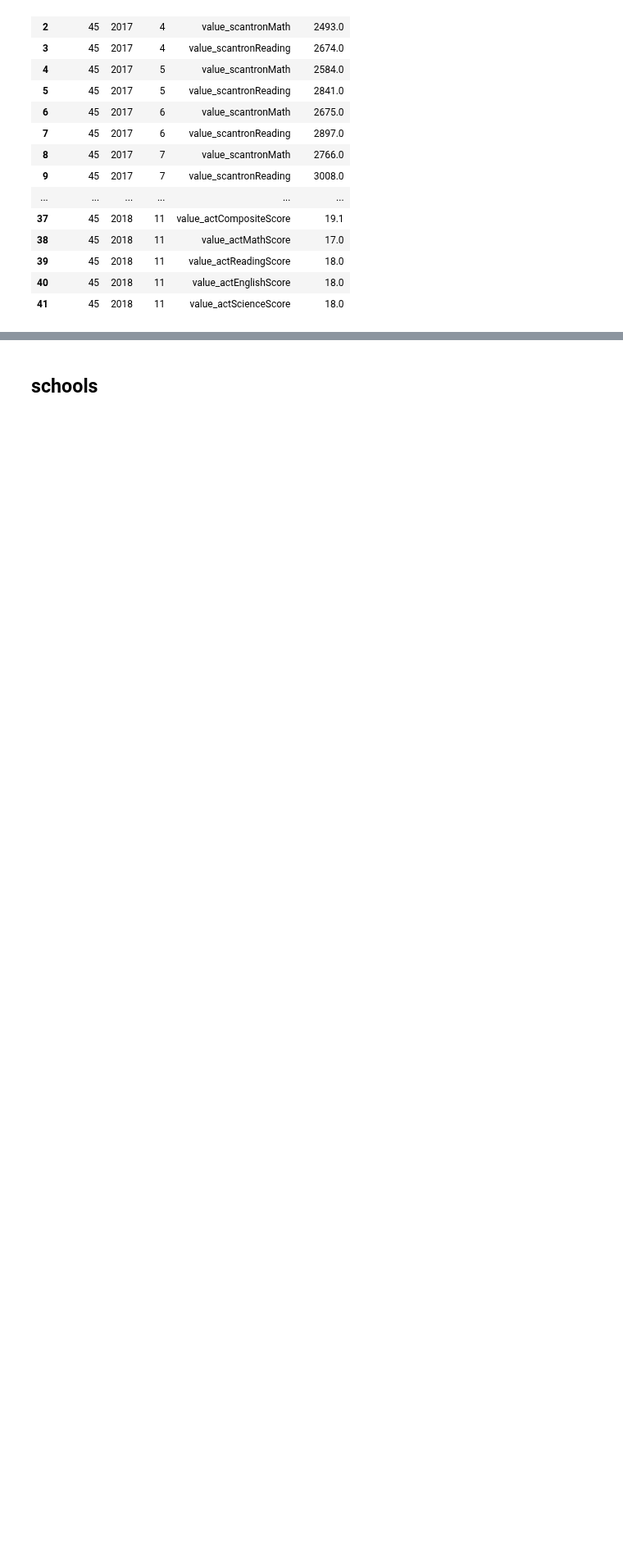
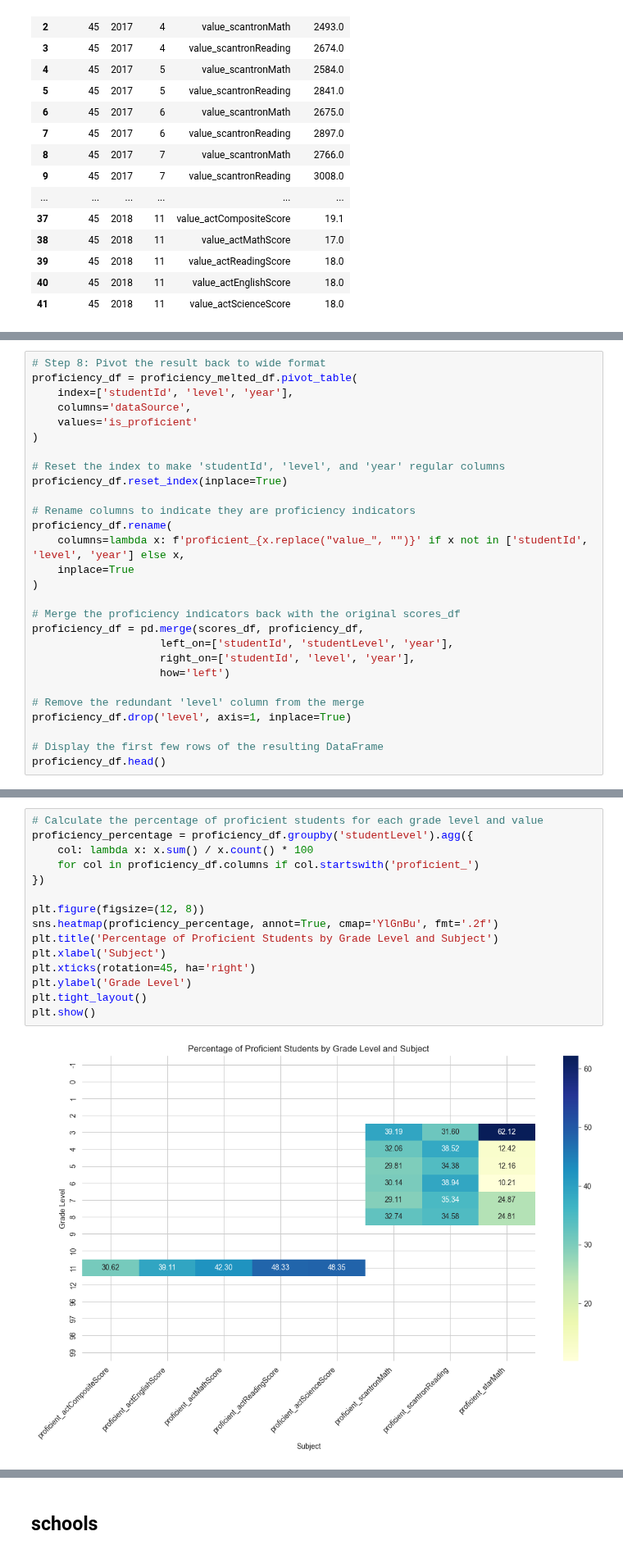
Before and after one commit to level-data-1a/predicting-proficiency, a Jupyter notebook: allison-explore.ipynb, the cells around one changed output, grey strips where cells are left out. Shown at 82% size. Saved outputs shown, nothing was run; the diff lists cells and outputs as text; blank space fills up the shorter version.

```diff
--- a/allison-explore.ipynb
+++ b/allison-explore.ipynb
@@ -50,0 +321,28 @@ benchmarks_df
+# %%
+# Step 8: Pivot the result back to wide format
+proficiency_df = proficiency_melted_df.pivot_table(
+    index=['studentId', 'level', 'year'],
+    columns='dataSource',
+    values='is_proficient'
+)
+
+# Reset the index to make 'studentId', 'level', and 'year' regular columns
+proficiency_df.reset_index(inplace=True)
+
+# Rename columns to indicate they are proficiency indicators
+proficiency_df.rename(
+    columns=lambda x: f'proficient_{x.replace("value_", "")}' if x not in ['studentId', 'level', 'year'] else x,
+    inplace=True
+)
+
+# Merge the proficiency indicators back with the original scores_df
+proficiency_df = pd.merge(scores_df, proficiency_df,
+                    left_on=['studentId', 'studentLevel', 'year'],
+                    right_on=['studentId', 'level', 'year'],
+                    how='left')
+
+# Remove the redundant 'level' column from the merge
+proficiency_df.drop('level', axis=1, inplace=True)
+
+# Display the first few rows of the resulting DataFrame
+proficiency_df.head()
@@ -50,0 +356,17 @@ benchmarks_df
+# %%
+# Calculate the percentage of proficient students for each grade level and value
+proficiency_percentage = proficiency_df.groupby('studentLevel').agg({
+    col: lambda x: x.sum() / x.count() * 100
+    for col in proficiency_df.columns if col.startswith('proficient_')
+})
+
+plt.figure(figsize=(12, 8))
+sns.heatmap(proficiency_percentage, annot=True, cmap='YlGnBu', fmt='.2f')
+plt.title('Percentage of Proficient Students by Grade Level and Subject')
+plt.xlabel('Subject')
+plt.xticks(rotation=45, ha='right')
+plt.ylabel('Grade Level')
+plt.tight_layout()
+plt.show()
+# %% [output]
+[figure, added]
```
Also changed, not shown: parts of 63 cells of this notebook.
